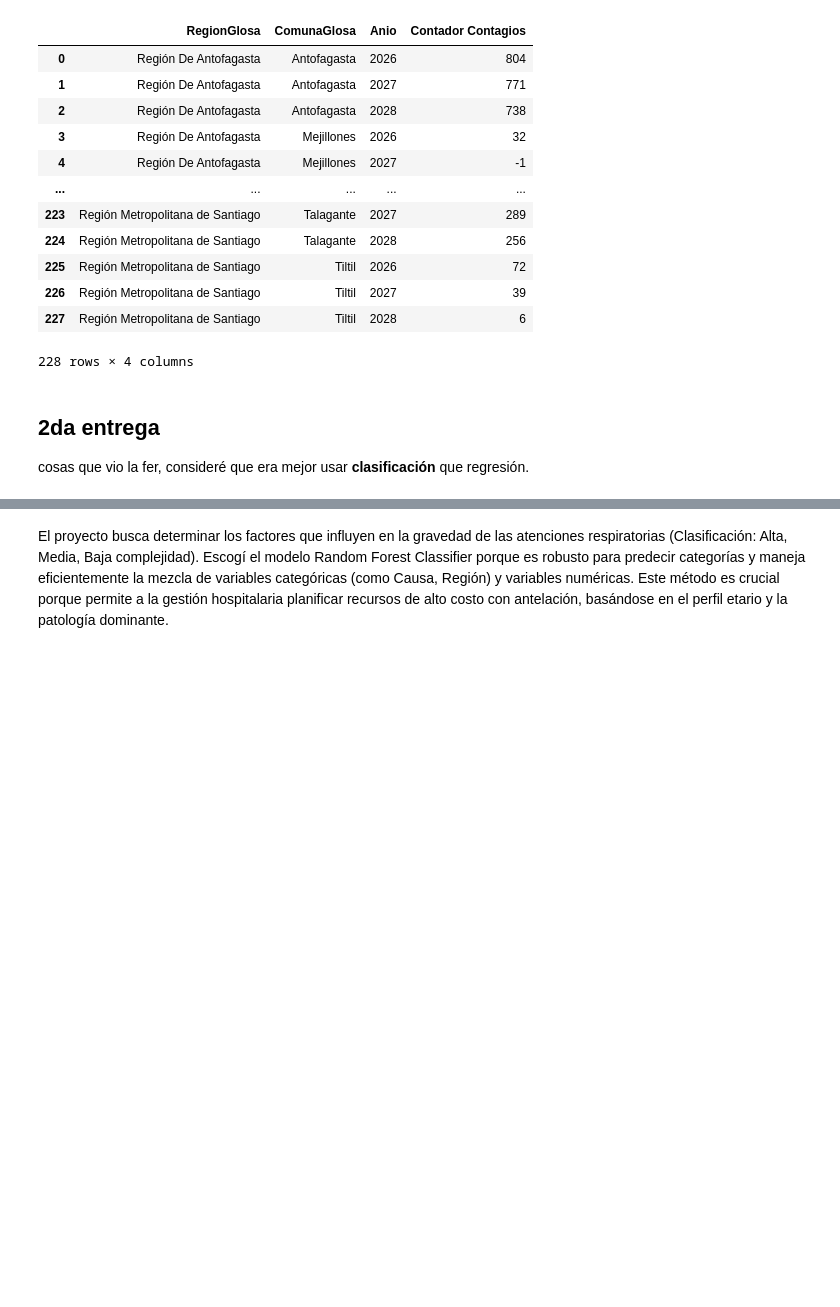
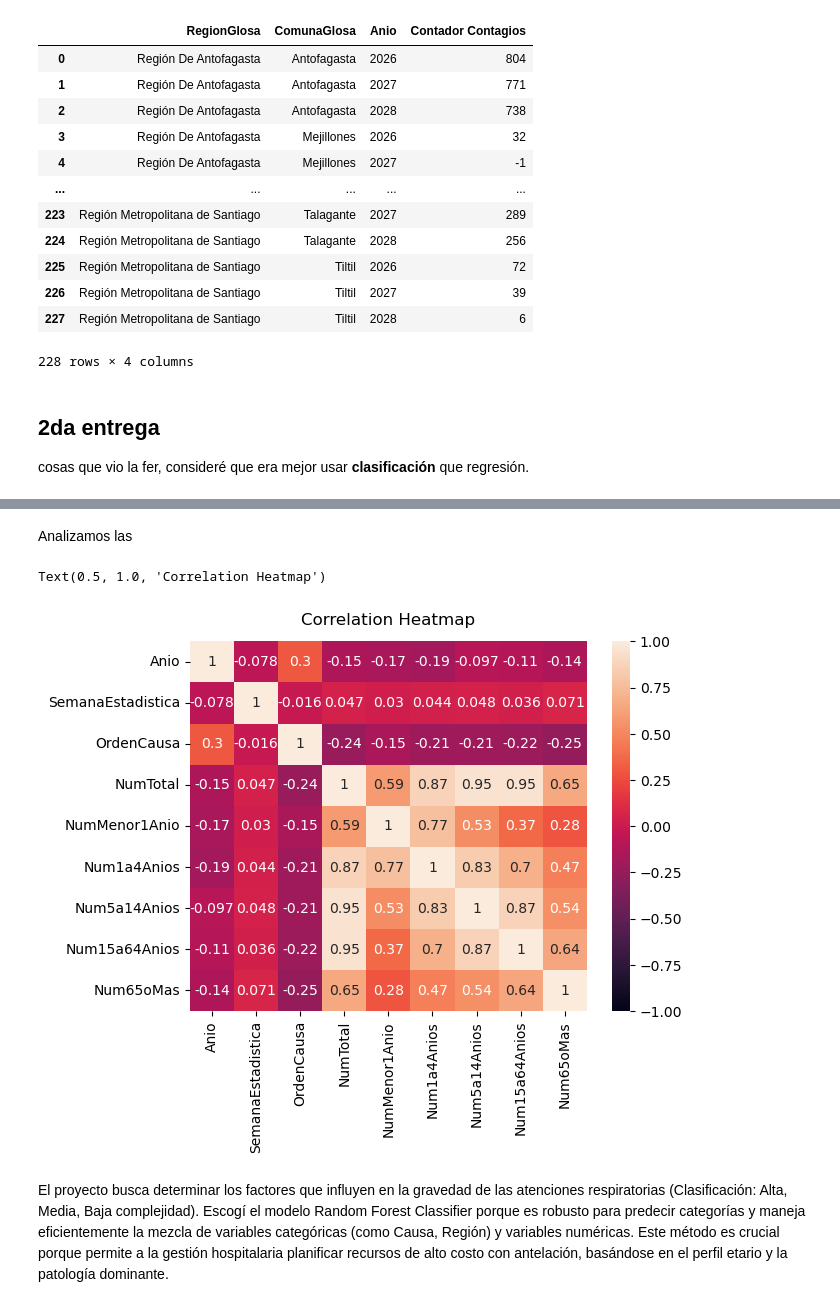
Before and after one commit to JoabVJ/project-imt2200, a Jupyter notebook: Entrega inicial/notebooks/01_EDA_enfermedades_respiratorias.ipynb, the cells around one changed output, grey strips where cells are left out. Cells and saved outputs as stored; diff of their text form; code cells hidden in the pictures; blank space fills up the shorter version.

```diff
--- a/Entrega inicial/notebooks/01_EDA_enfermedades_respiratorias.ipynb
+++ b/Entrega inicial/notebooks/01_EDA_enfermedades_respiratorias.ipynb
@@ -1762,3 +2000,12 @@ cosas que vio la fer, consideré que era mejor usar **clasificación** que regre
+# %% [markdown]
+Analizamos las
+# %%
+#Probamos hacer un heatmap
+heatmap = sns.heatmap(df_anios.corr(numeric_only=True), vmin=-1, vmax=1, annot=True)
+heatmap.set_title('Correlation Heatmap', fontdict={'fontsize':12}, pad=12)
+# %% [output]
+Text(0.5, 1.0, 'Correlation Heatmap')
+[figure, added]
 # %% [markdown]
 El proyecto busca determinar los factores que influyen en la gravedad de las atenciones respiratorias (Clasificación: Alta, Media, Baja complejidad). Escogí el modelo Random Forest Classifier porque es robusto para predecir categorías y maneja eficientemente la mezcla de variables categóricas (como Causa, Región) y variables numéricas. Este método es crucial porque permite a la gestión hospitalaria planificar recursos de alto costo con antelación, basándose en el perfil etario y la patología dominante.
 # %%
```
Also changed, not shown: parts of 37 cells of this notebook.
